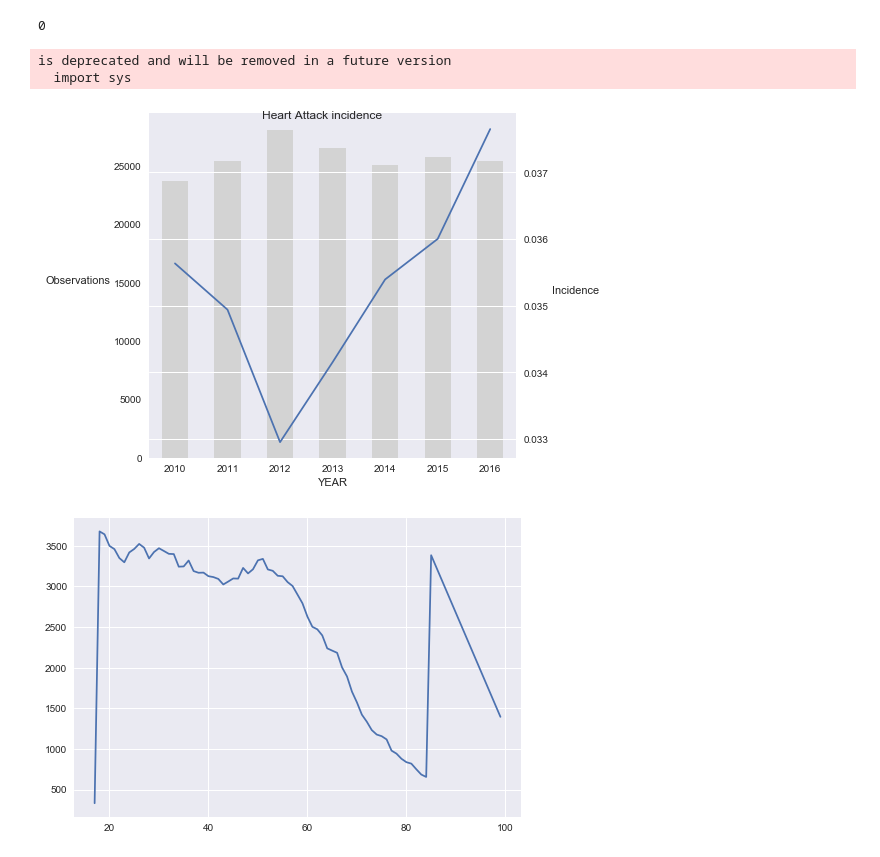
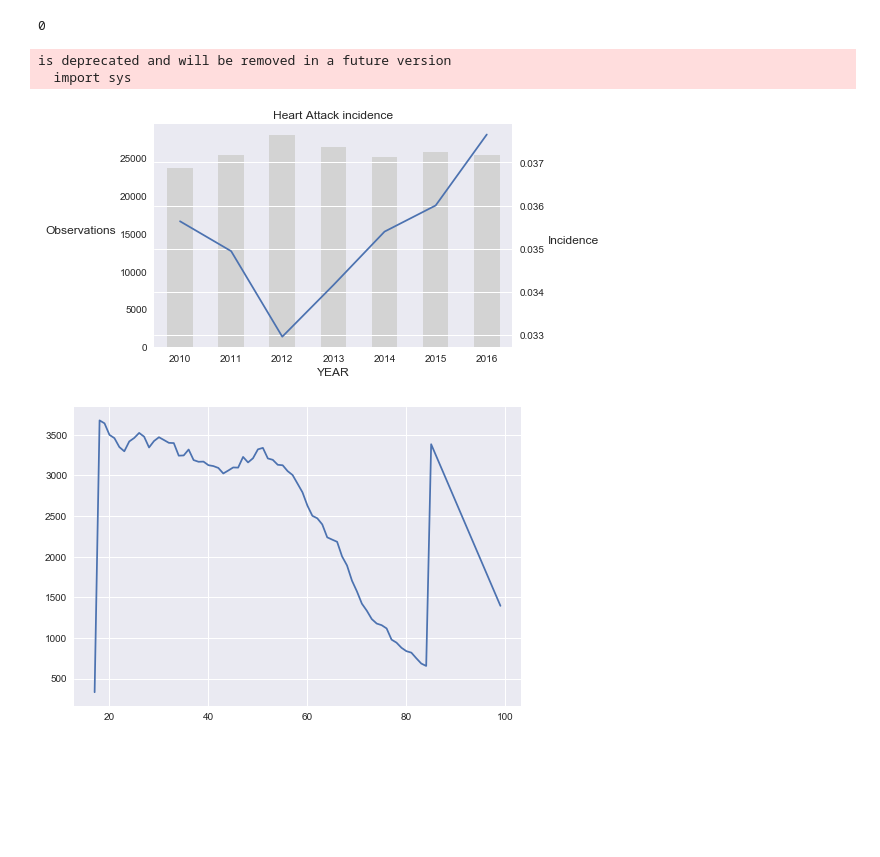
Before and after one commit to honshu77/DSA_project, a Jupyter notebook: IPUMS.ipynb, the cells around one changed output. Cells and saved outputs as stored; diff of their text form; code cells hidden in the pictures; blank space fills up the shorter version.

```diff
--- a/IPUMS.ipynb
+++ b/IPUMS.ipynb
@@ -22,3 +22,11 @@ plt.style.use('seaborn')
+# %%
+plt.style.use('seaborn')
+params = {'axes.titlesize': 'large',
+        'legend.fontsize': 'large',
+         'axes.labelsize': 'large',
+         'xtick.labelsize':'medium',
+         'ytick.labelsize':'medium'}
+plt.rcParams.update(params)
 # %%
 def logreg_ll(variables, target, basetable):
     X = basetable[variables]
@@ -53,7 +61,7 @@ def plot_pig_table(basetable, target, variable):
     pig_table = groups[target].agg({'Incidence' : np.mean, 'Observations' : np.size}).reset_index()
 
     # Plot formatting
-    plt.xlabel(variable)
+    plt.xlabel(variable, fontsize=12)
     plt.ylabel("Observations", rotation = 0,rotation_mode="anchor", ha = "right" )
 
     # Plot the bars with sizes
@@ -239,16 +252,16 @@ data["YEAR"].isna().sum()
 # %% [output]
 0
 # %%
-plot = plot_pig_table(data, target_variable, "YEAR");
-plot.suptitle("Heart Attack incidence")
-#plot.figure(figsize=(3, 2))
-plot.tight_layout()
-plot.savefig('Results\year_vs_tgt')
-plot.show();
+plt.figure(figsize=(8, 4))
+plt = plot_pig_table(data, target_variable, "YEAR");
+plt.title("Heart Attack incidence")
+plt.tight_layout()
+plt.savefig('Results\year_vs_tgt')
+plt.show();
 # %% [output]
 is deprecated and will be removed in a future version
   import sys
-[figure, old version]
+[figure, new version]
 # %%
 candidate_variables.extend(["YEAR"])
 # %%
```
Also changed, not shown: parts of 64 cells of this notebook, 1 other file.
